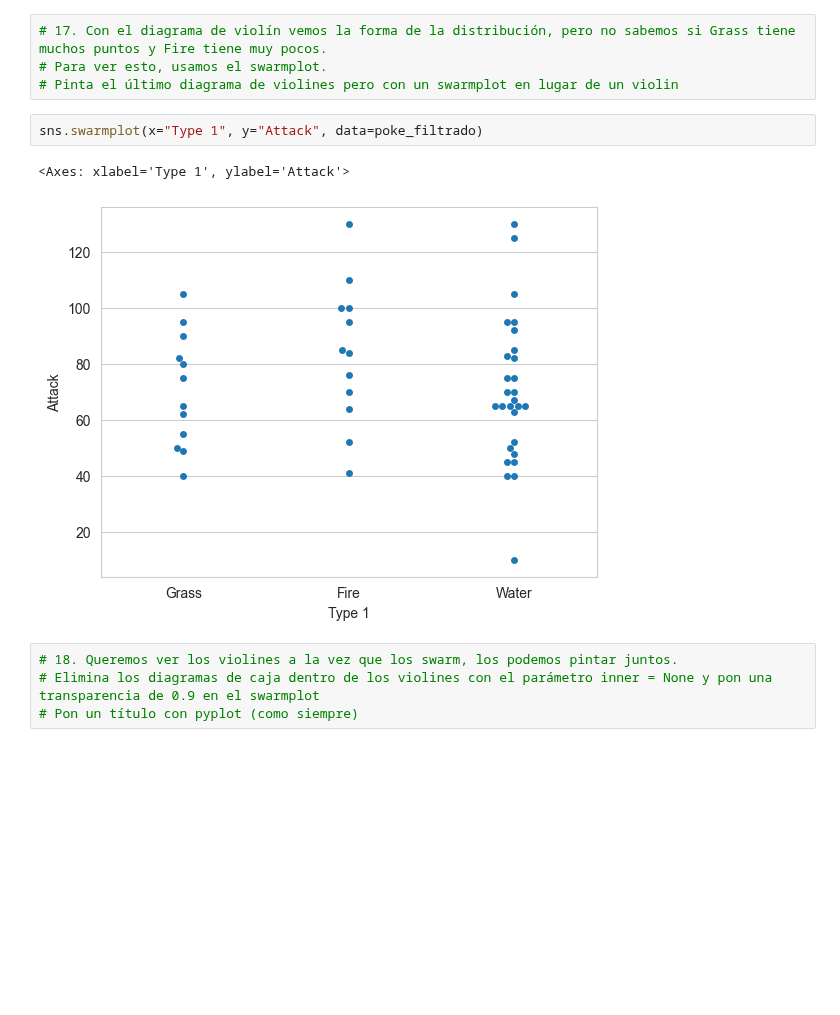
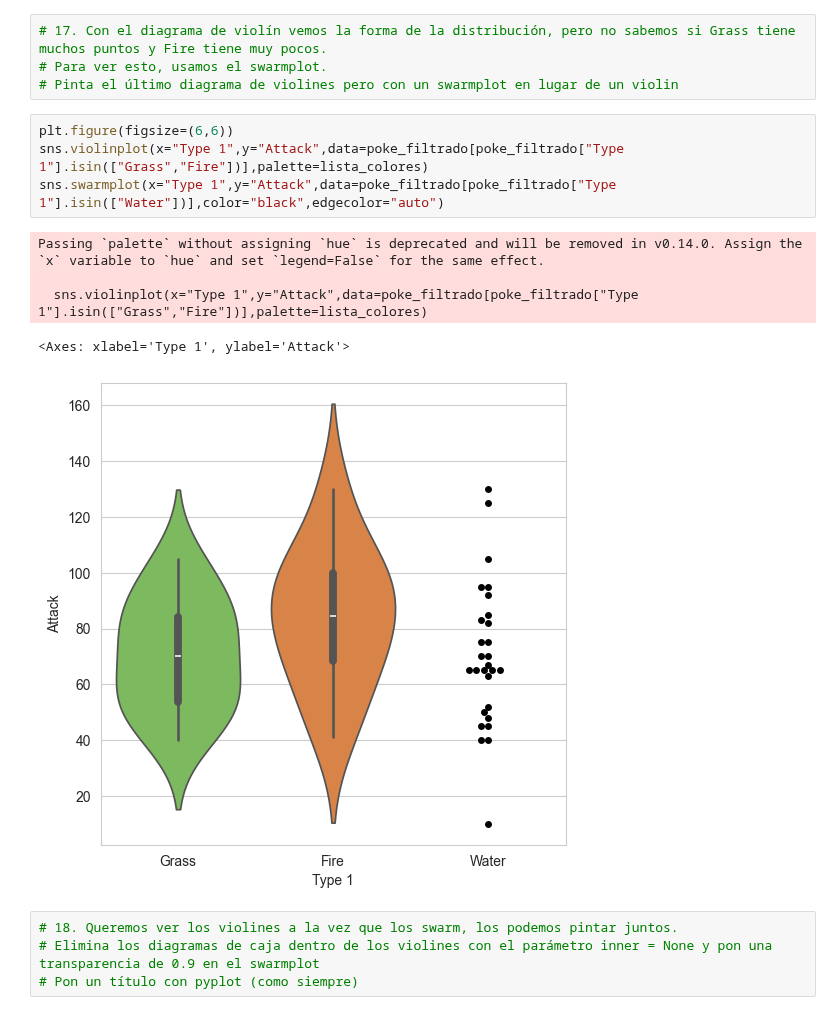
Before and after one commit to InigoLopez1999/2503_dsft_thebridge_inigolopez, a Jupyter notebook: 2-Data_Analysis/6-Visualización/2-Seaborn/Ejercicios/ejercicios_SeabornInigoLopez.ipynb, the cells around one changed output. Saved outputs shown, nothing was run; the diff lists cells and outputs as text; blank space fills up the shorter version.

```diff
--- a/2-Data_Analysis/6-Visualización/2-Seaborn/Ejercicios/ejercicios_SeabornInigoLopez.ipynb
+++ b/2-Data_Analysis/6-Visualización/2-Seaborn/Ejercicios/ejercicios_SeabornInigoLopez.ipynb
@@ -181,11 +183,16 @@ Passing `palette` without assigning `hue` is deprecated and will be removed in v
 # 17. Con el diagrama de violín vemos la forma de la distribución, pero no sabemos si Grass tiene muchos puntos y Fire tiene muy pocos.
 # Para ver esto, usamos el swarmplot.
 # Pinta el último diagrama de violines pero con un swarmplot en lugar de un violin
-# %%
-sns.swarmplot(x="Type 1", y="Attack", data=poke_filtrado)
-# %% [output]
-<Axes: xlabel='Type 1', ylabel='Attack'>
-[figure, removed]
+# %%
+plt.figure(figsize=(6,6))
+sns.violinplot(x="Type 1",y="Attack",data=poke_filtrado[poke_filtrado["Type 1"].isin(["Grass","Fire"])],palette=lista_colores)
+sns.swarmplot(x="Type 1",y="Attack",data=poke_filtrado[poke_filtrado["Type 1"].isin(["Water"])],color="black",edgecolor="auto")
+# %% [output]
+Passing `palette` without assigning `hue` is deprecated and will be removed in v0.14.0. Assign the `x` variable to `hue` and set `legend=False` for the same effect.
+
+  sns.violinplot(x="Type 1",y="Attack",data=poke_filtrado[poke_filtrado["Type 1"].isin(["Grass","Fire"])],palette=lista_colores)
+<Axes: xlabel='Type 1', ylabel='Attack'>
+[figure, added]
 # %%
 # 18. Queremos ver los violines a la vez que los swarm, los podemos pintar juntos.
 # Elimina los diagramas de caja dentro de los violines con el parámetro inner = None y pon una transparencia de 0.9 en el swarmplot
```
Also changed, not shown: parts of 14 cells of this notebook.
